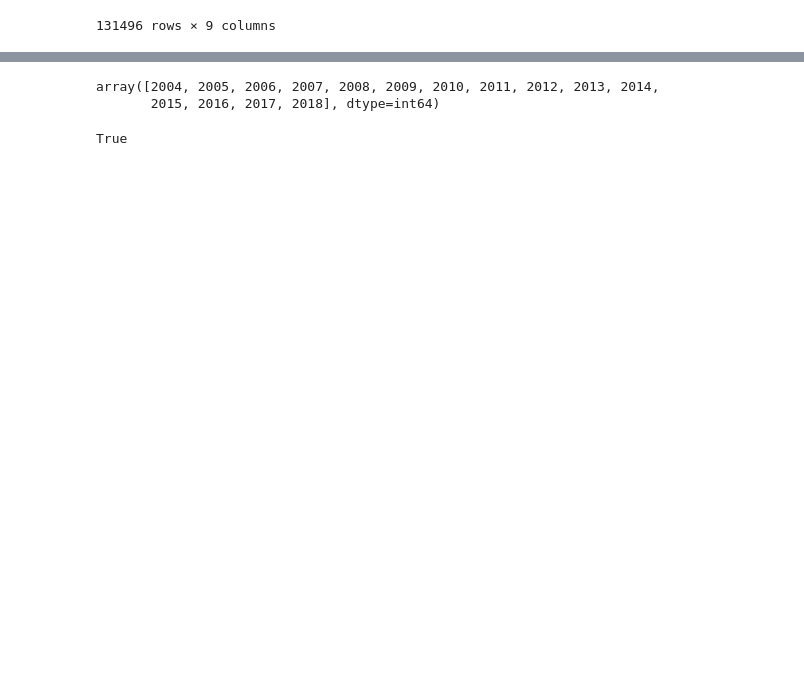
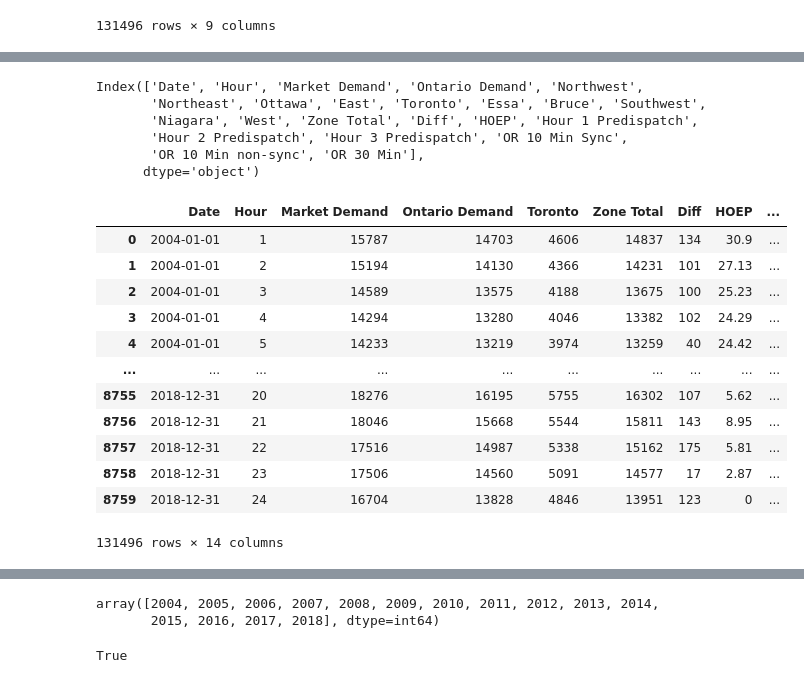
Before and after one commit to cesare-spinoso/project_432, a Jupyter notebook: Electricity.ipynb, the cells around one changed output, grey strips where cells are left out. Saved outputs shown, nothing was run; the diff lists cells and outputs as text; code cells hidden in the pictures; blank space fills up the shorter version.

```diff
--- a/Electricity.ipynb
+++ b/Electricity.ipynb
@@ -303,0 +316,29 @@ Electricity.to_csv('IescoMerged.csv', index=False)
+# %%
+#Printing out all the columns Electricity currently holds.
+Electricity.columns
+# %% [output]
+Index(['Date', 'Hour', 'Market Demand', 'Ontario Demand', 'Northwest',
+       'Northeast', 'Ottawa', 'East', 'Toronto', 'Essa', 'Bruce', 'Southwest',
+       'Niagara', 'West', 'Zone Total', 'Diff', 'HOEP', 'Hour 1 Predispatch',
+       'Hour 2 Predispatch', 'Hour 3 Predispatch', 'OR 10 Min Sync',
+       'OR 10 Min non-sync', 'OR 30 Min'],
+      dtype='object')
+# %%
+#Removing columns we don't need from Electricity.
+#1. Removing all zones that aren't Toronto
+Electricity.drop(['Northwest','Northeast', 'Ottawa', 'East', 'Essa', 'Bruce', 'Southwest',
+       'Niagara', 'West'], axis=1)
+# %% [output]
+|  | Date | Hour | Market Demand | Ontario Demand | Toronto | Zone Total | Diff | HOEP | ... |
+| 0 | 2004-01-01 | 1 | 15787 | 14703 | 4606 | 14837 | 134 | 30.9 | ... |
+| 1 | 2004-01-01 | 2 | 15194 | 14130 | 4366 | 14231 | 101 | 27.13 | ... |
+| 2 | 2004-01-01 | 3 | 14589 | 13575 | 4188 | 13675 | 100 | 25.23 | ... |
+| 3 | 2004-01-01 | 4 | 14294 | 13280 | 4046 | 13382 | 102 | 24.29 | ... |
+| 4 | 2004-01-01 | 5 | 14233 | 13219 | 3974 | 13259 | 40 | 24.42 | ... |
+| ... | ... | ... | ... | ... | ... | ... | ... | ... | ... |
+| 8755 | 2018-12-31 | 20 | 18276 | 16195 | 5755 | 16302 | 107 | 5.62 | ... |
+| 8756 | 2018-12-31 | 21 | 18046 | 15668 | 5544 | 15811 | 143 | 8.95 | ... |
+| 8757 | 2018-12-31 | 22 | 17516 | 14987 | 5338 | 15162 | 175 | 5.81 | ... |
+| 8758 | 2018-12-31 | 23 | 17506 | 14560 | 5091 | 14577 | 17 | 2.87 | ... |
+| 8759 | 2018-12-31 | 24 | 16704 | 13828 | 4846 | 13951 | 123 | 0 | ... |
+131496 rows × 14 columns
```
Also changed, not shown: parts of 43 cells of this notebook, 3 other files.
